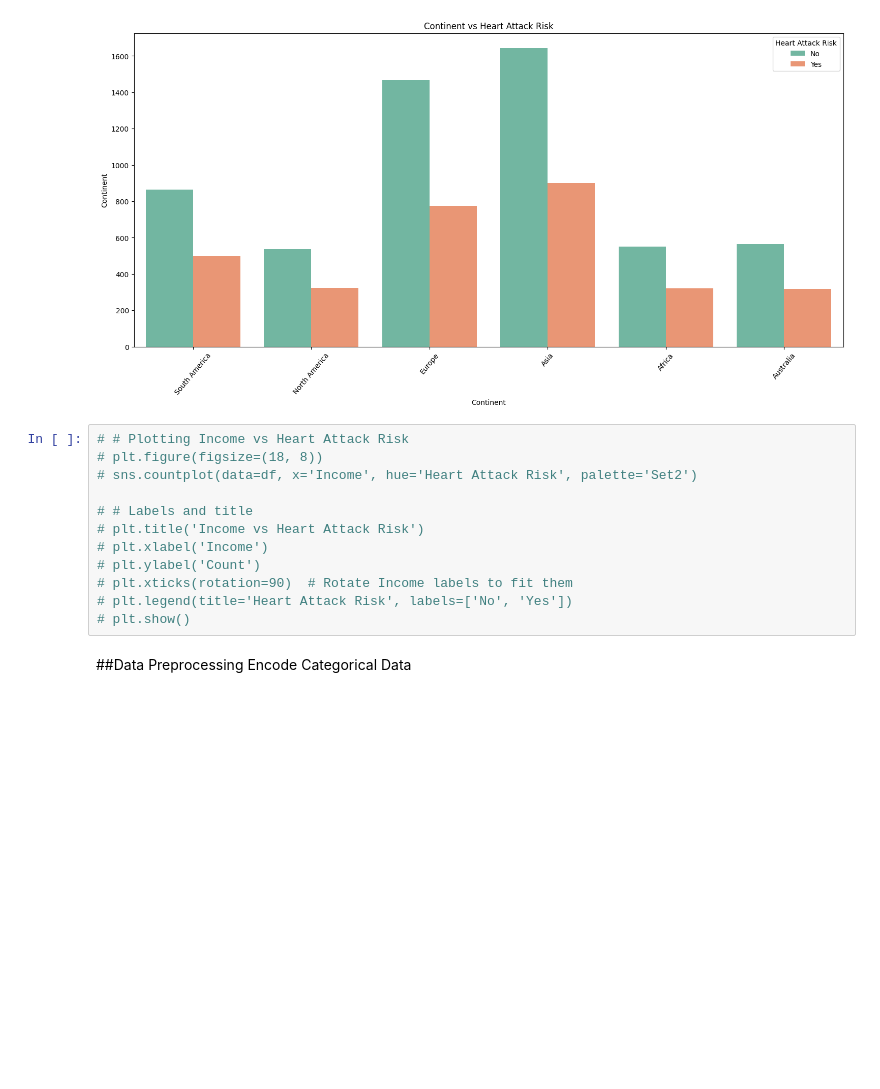
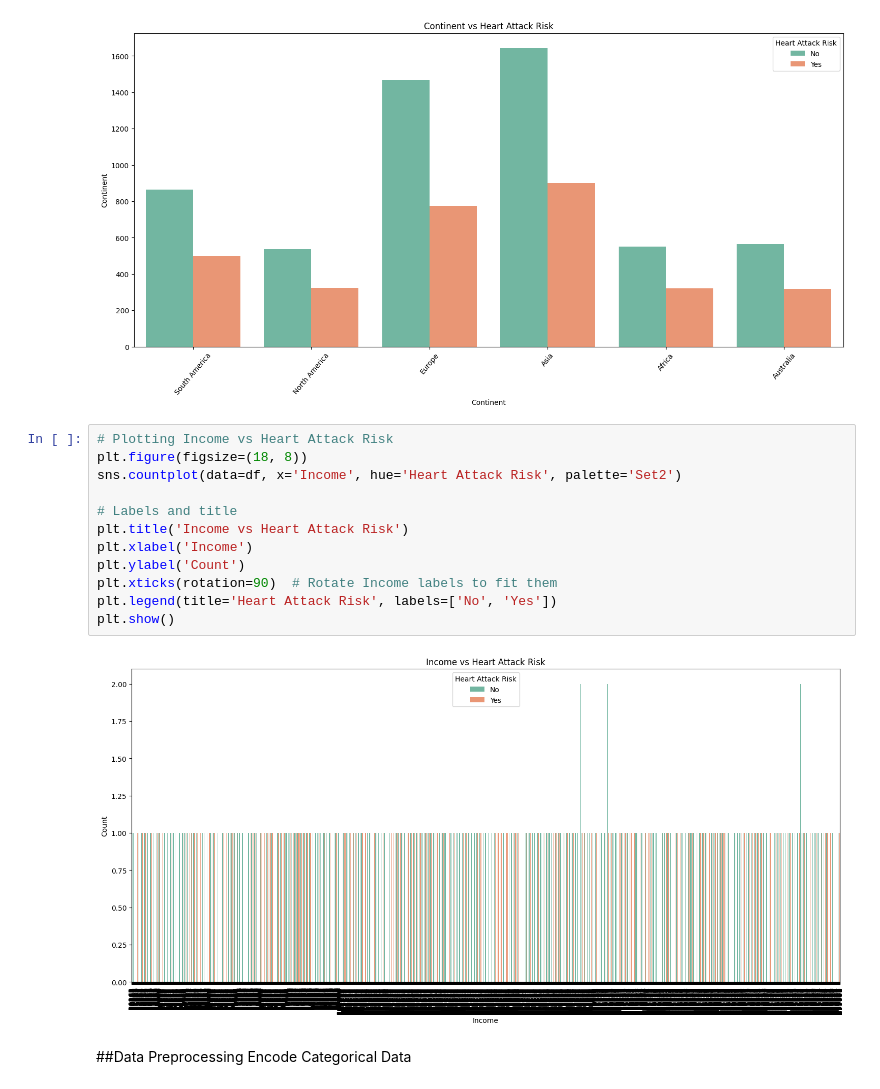
Before and after one commit to uginm102/MCSC-MUK, a Jupyter notebook: MCS7227 Data Analytics and Visualization/MCS_7227_Data_Analytics_and_Visualization.ipynb, the cells around one changed output. Drawn from its saved outputs; the diff is of its cells as text; blank space fills up the shorter version.

```diff
--- a/MCS7227 Data Analytics and Visualization/MCS_7227_Data_Analytics_and_Visualization.ipynb
+++ b/MCS7227 Data Analytics and Visualization/MCS_7227_Data_Analytics_and_Visualization.ipynb
@@ -507,17 +345,19 @@ plt.show()
 # %% [output]
 [figure]
 # %%
-# # Plotting Income vs Heart Attack Risk
-# plt.figure(figsize=(18, 8))
-# sns.countplot(data=df, x='Income', hue='Heart Attack Risk', palette='Set2')
+# Plotting Income vs Heart Attack Risk
+plt.figure(figsize=(18, 8))
+sns.countplot(data=df, x='Income', hue='Heart Attack Risk', palette='Set2')
 
-# # Labels and title
-# plt.title('Income vs Heart Attack Risk')
-# plt.xlabel('Income')
-# plt.ylabel('Count')
-# plt.xticks(rotation=90)  # Rotate Income labels to fit them
-# plt.legend(title='Heart Attack Risk', labels=['No', 'Yes'])
-# plt.show()
+# Labels and title
+plt.title('Income vs Heart Attack Risk')
+plt.xlabel('Income')
+plt.ylabel('Count')
+plt.xticks(rotation=90)  # Rotate Income labels to fit them
+plt.legend(title='Heart Attack Risk', labels=['No', 'Yes'])
+plt.show()
+# %% [output]
+[figure, added]
 # %% [markdown]
 ##Data Preprocessing
 Encode Categorical Data
```
Also changed, not shown: parts of 17 cells of this notebook.
